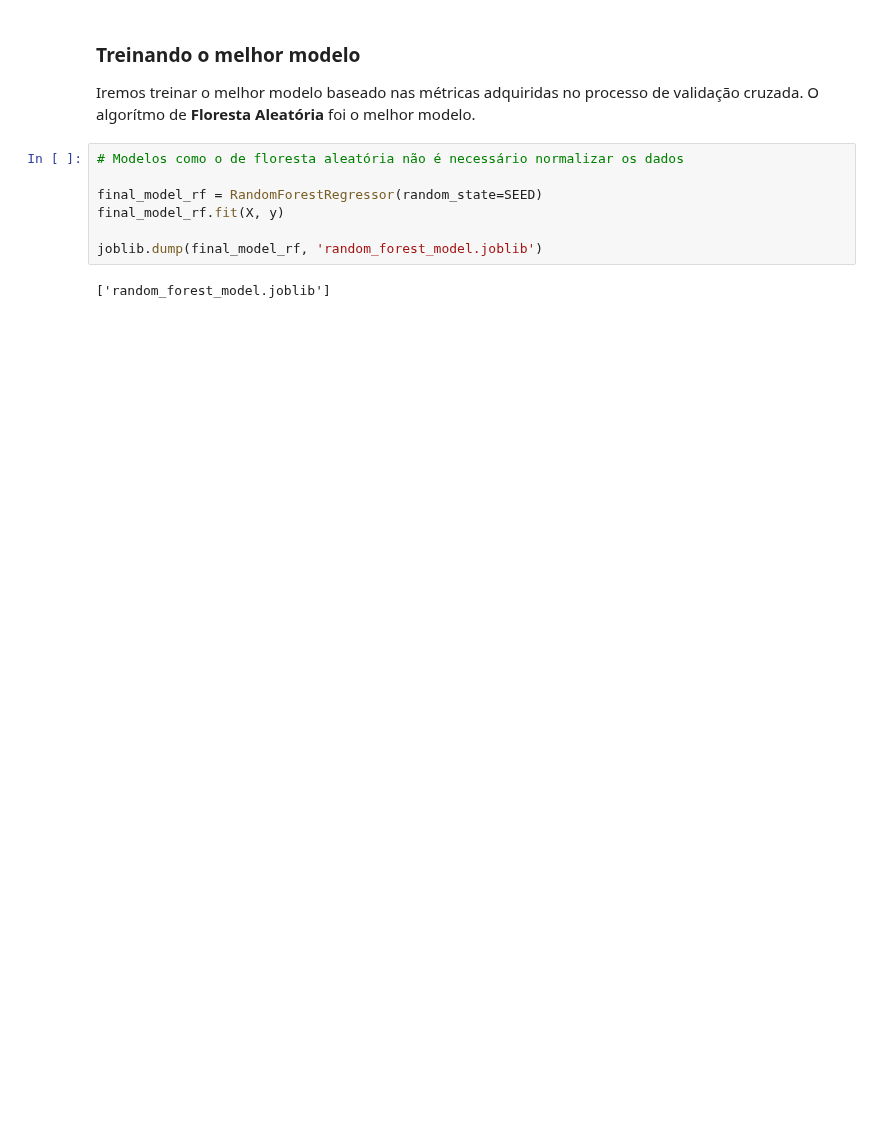
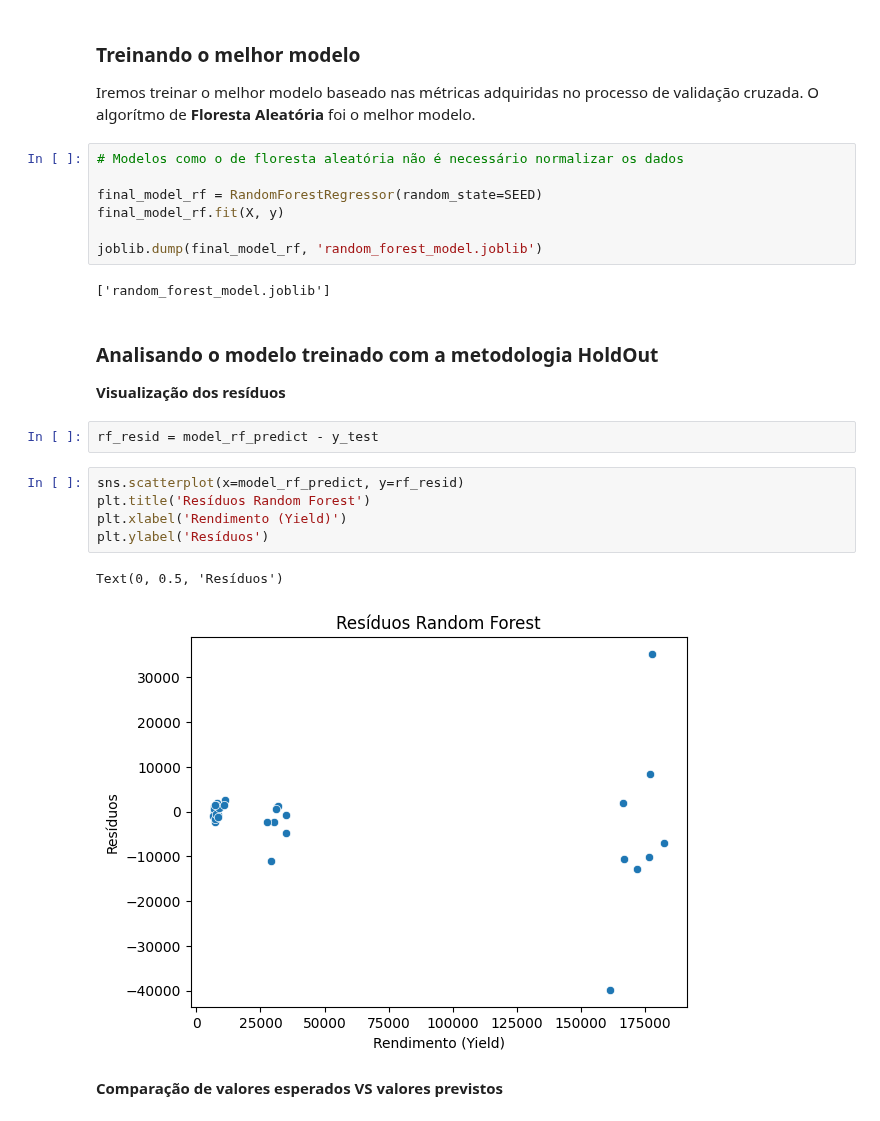
Before and after one commit to DiogoBotton/Machine_Learning_Training_Learn, a Jupyter notebook: Regressao_Linear/FIAP/Atividade_Fase5/02_regression_model.ipynb, the cells around one changed output. Saved outputs shown, nothing was run; the diff lists cells and outputs as text; blank space fills up the shorter version.

```diff
--- a/Regressao_Linear/FIAP/Atividade_Fase5/02_regression_model.ipynb
+++ b/Regressao_Linear/FIAP/Atividade_Fase5/02_regression_model.ipynb
@@ -413,3 +453,19 @@ final_model_rf.fit(X, y)
 joblib.dump(final_model_rf, 'random_forest_model.joblib')
 # %% [output]
 ['random_forest_model.joblib']
+# %% [markdown]
+### Analisando o modelo treinado com a metodologia HoldOut
+
+**Visualização dos resíduos**
+# %%
+rf_resid = model_rf_predict - y_test
+# %%
+sns.scatterplot(x=model_rf_predict, y=rf_resid)
+plt.title('Resíduos Random Forest')
+plt.xlabel('Rendimento (Yield)')
+plt.ylabel('Resíduos')
+# %% [output]
+Text(0, 0.5, 'Resíduos')
+[figure, added]
+# %% [markdown]
+**Comparação de valores esperados VS valores previstos**
```
Also changed, not shown: parts of 28 cells of this notebook, 3 other files.
